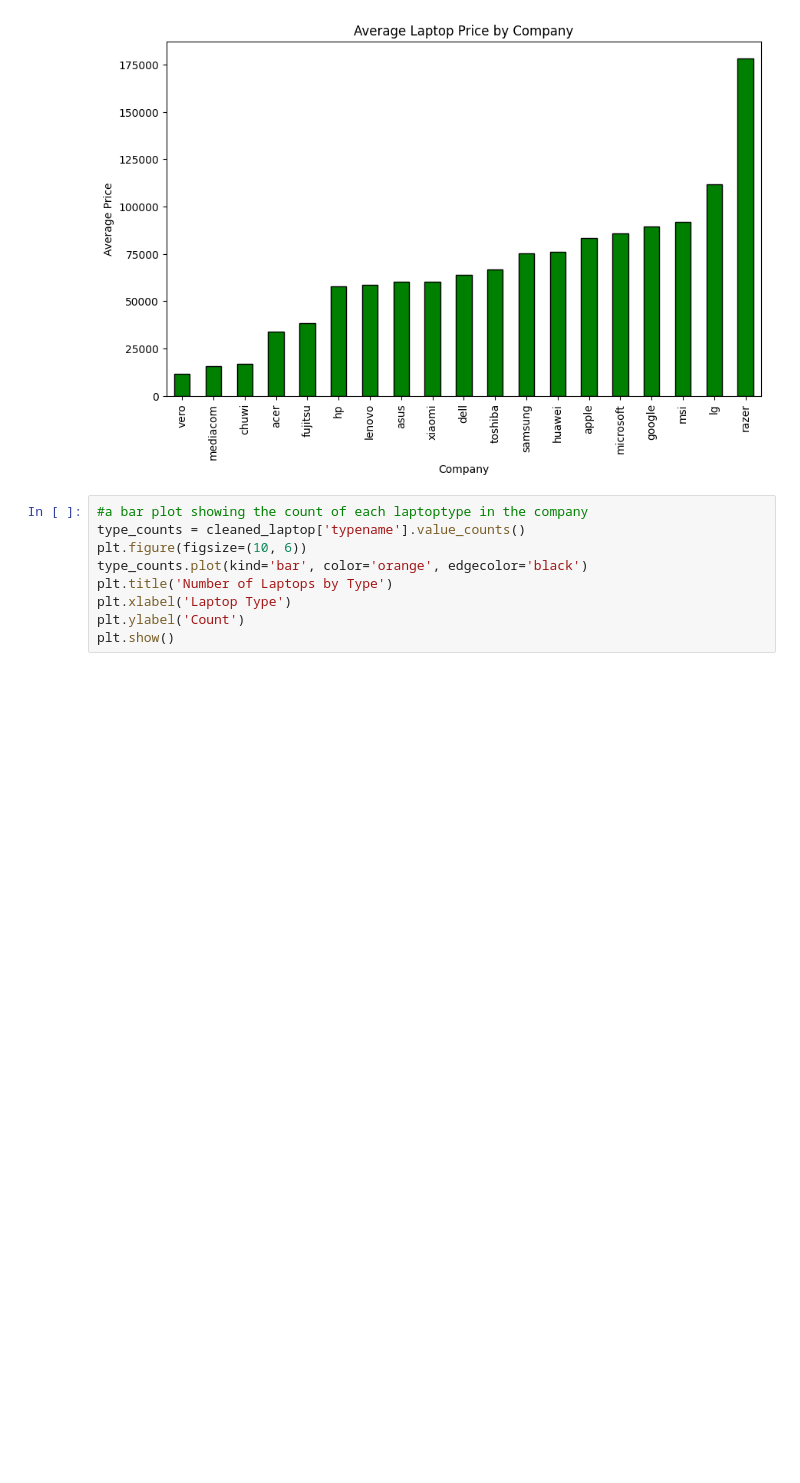
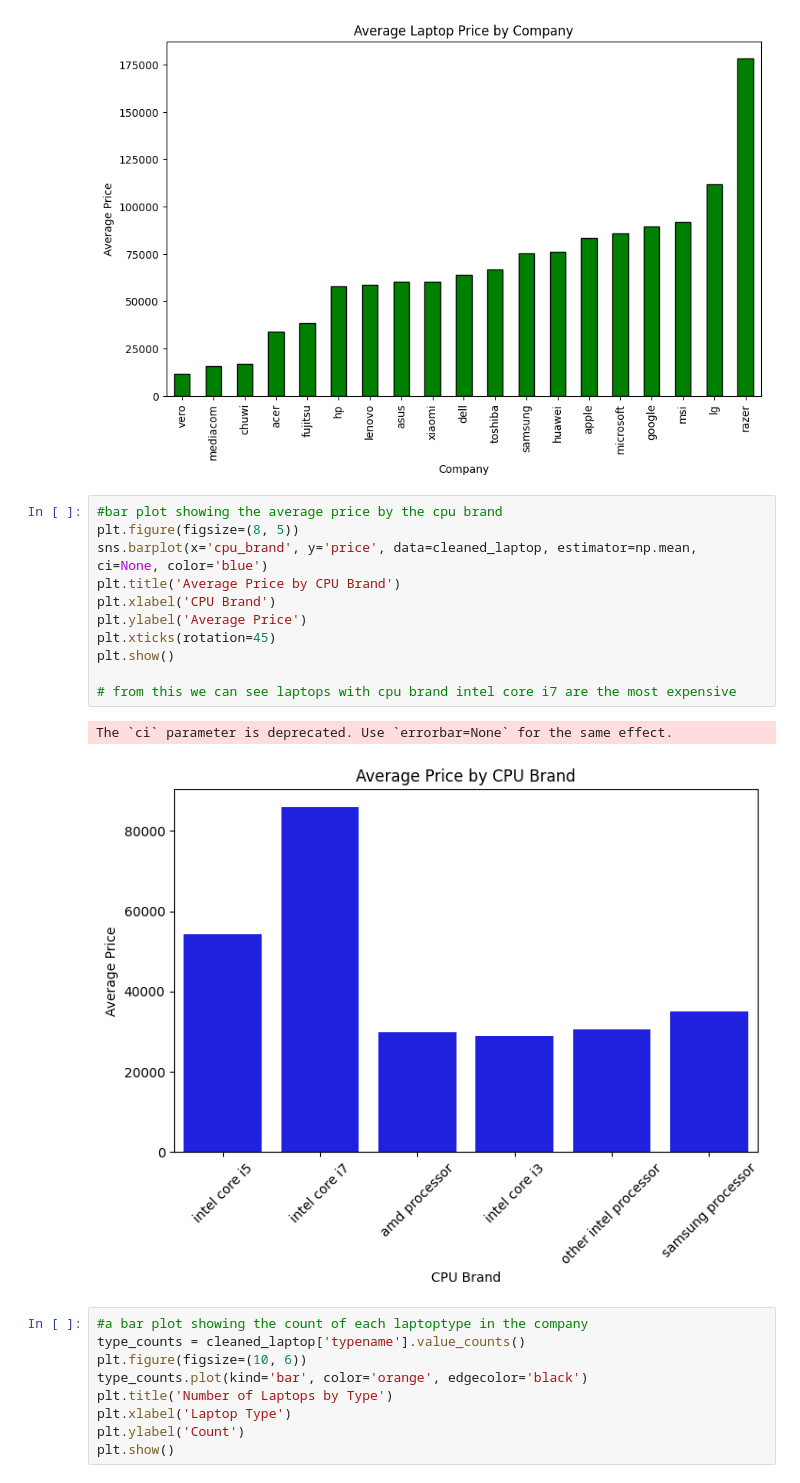
Before and after one commit to Berniceboateng775/nsp-training-program, a Jupyter notebook: Data_visualization.ipynb, the cells around one changed output. Drawn from its saved outputs; the diff is of its cells as text; blank space fills up the shorter version.

```diff
--- a/Data_visualization.ipynb
+++ b/Data_visualization.ipynb
@@ -62,6 +64,20 @@ plt.ylabel('Average Price')
 plt.show()
 # %% [output]
 [figure]
+# %%
+#bar plot showing the average price by the cpu brand
+plt.figure(figsize=(8, 5))
+sns.barplot(x='cpu_brand', y='price', data=cleaned_laptop, estimator=np.mean, ci=None, color='blue')
+plt.title('Average Price by CPU Brand')
+plt.xlabel('CPU Brand')
+plt.ylabel('Average Price')
+plt.xticks(rotation=45)
+plt.show()
+
+# from this we can see laptops with cpu brand intel core i7 are the most expensive
+# %% [output]
+The `ci` parameter is deprecated. Use `errorbar=None` for the same effect.
+[figure, added]
 # %%
 #a bar plot showing the count of each laptoptype in the company
 type_counts = cleaned_laptop['typename'].value_counts()
```
Also changed, not shown: parts of 8 cells of this notebook.
